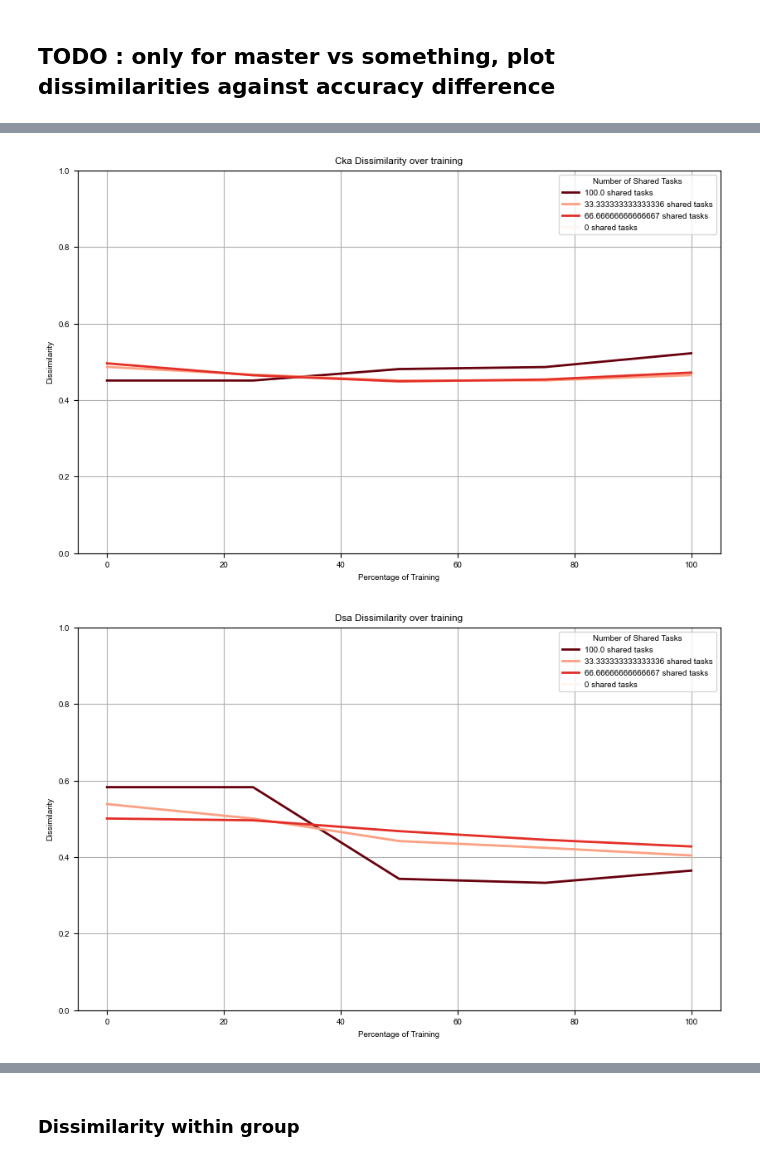
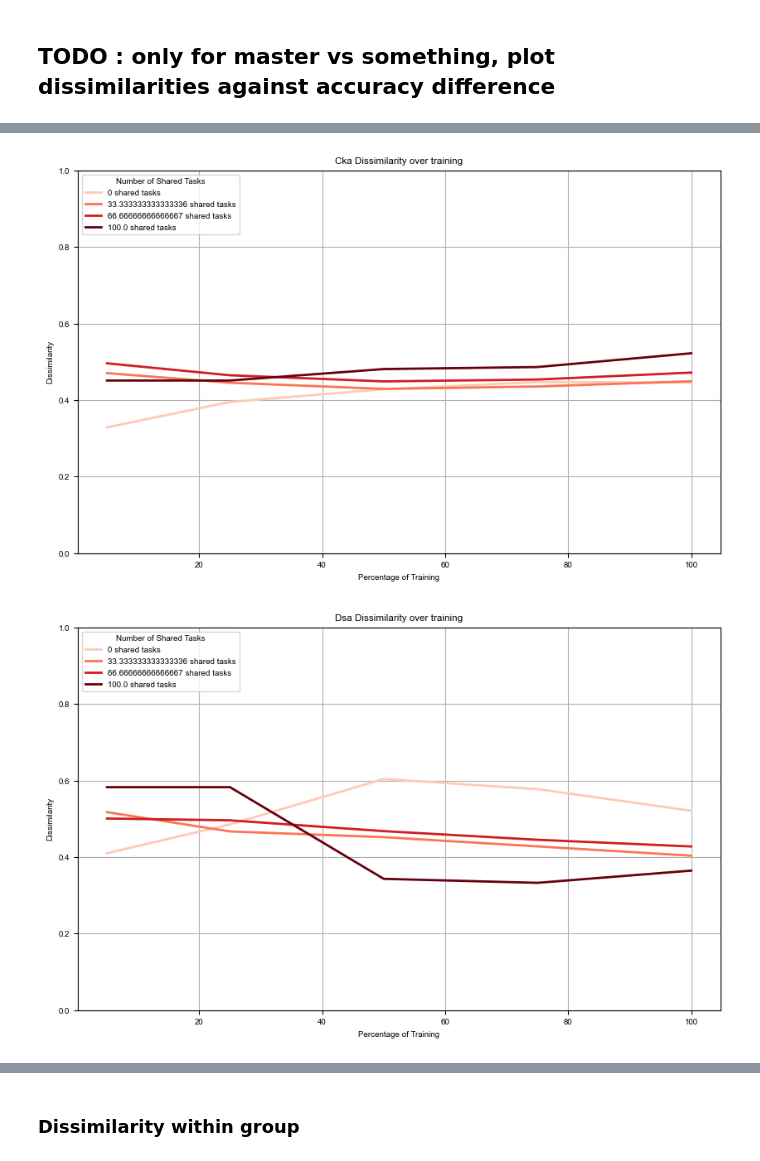
Before and after one commit to qglht/RepAL, a Jupyter notebook: notebooks/analysis_rnn.ipynb, the cells around one changed output, grey strips where cells are left out. Drawn from its saved outputs; the diff is of its cells as text; code cells hidden in the pictures.

```diff
--- a/notebooks/analysis_rnn.ipynb
+++ b/notebooks/analysis_rnn.ipynb
@@ -338,7 +328,7 @@ Passing `palette` without assigning `hue` is deprecated and will be removed in v
 [figure]
 # %%
 group_pairs = find_group_pairs(config, taskset)
-dissimilarities_per_shared_task = dissimilarities_per_percentage_of_shared_task(group_pairs, df)
+dissimilarities_per_shared_task = dissimilarities_per_percentage_of_shared_task(group_pairs, df_selected)
 # %%
 import numpy as np
 import matplotlib.pyplot as plt
@@ -532,35 +466,54 @@ group_pairs_master
 # %%
 import matplotlib.pyplot as plt
 import matplotlib.cm as cm
 import numpy as np
 
-# Normalize the number of shared tasks to range between 0 and 1 for color mapping
+# Normalize the number of shared tasks to range between a small positive value and 1 for color mapping
 all_shared_tasks = [shared for measure in diss_cc for shared in diss_cc[measure]]
 min_shared = min(all_shared_tasks)
 max_shared = max(all_shared_tasks)
 
-# Create a colormap ranging from light to dark blue
+# Set a small offset to avoid using the lightest color for 0 shared tasks
+offset = 0.2  # This will push the normalization slightly to the right
+
+# Create a colormap ranging from light to dark red
 cmap = cm.Reds
 
 # Plot each measure
 for measure in diss_cc:
     plt.figure(figsize=(10, 6))  # Create a new figure for each measure
-    for shared in diss_cc[measure]:
+    handles = []
+    labels = []
+
+    for shared in sorted(
+        diss_cc[measure].keys()
+    ):  # Sort by shared tasks for plotting and legend ordering
         x_new, y_new = diss_cc[measure][shared]
 
-        # Normalize shared task count to get a color
-        norm_shared = (shared - min_shared) / (max_shared - min_shared)
+        # Normalize shared task count to get a color, with the offset to avoid very light colors
+        norm_shared = offset + (shared - min_shared) / (max_shared - min_shared) * (
+            1 - offset
+        )
         color = cmap(norm_shared)  # Get the color from the colormap
 
-        plt.plot(x_new, y_new, label=f"{shared} shared tasks", color=color, linewidth=2)
+        # Plot with the determined color
+        (line,) = plt.plot(
+            [5]+x_new[1:], y_new, label=f"{shared} shared tasks", color=color, linewidth=2
+        )
+        handles.append(line)
+        labels.append(f"{shared} shared tasks")
+
+    # Reorder the legend according to the number of shared tasks
+    plt.legend(
+        handles=handles, labels=labels, title="Number of Shared Tasks", loc="upper left"
+    )
 
     plt.xlabel("Percentage of Training")
     plt.ylim(0, 1)
     plt.ylabel("Dissimilarity")
     plt.title(f"{measure.capitalize()} Dissimilarity over training")
-    plt.legend(title="Number of Shared Tasks")
     plt.grid(True)
     plt.show()
 # %% [output]
-[figure, old version]
+[figure, new version]
-[figure, old version]
+[figure, new version]
```
Also changed, not shown: parts of 6 cells of this notebook, 1 other file.
